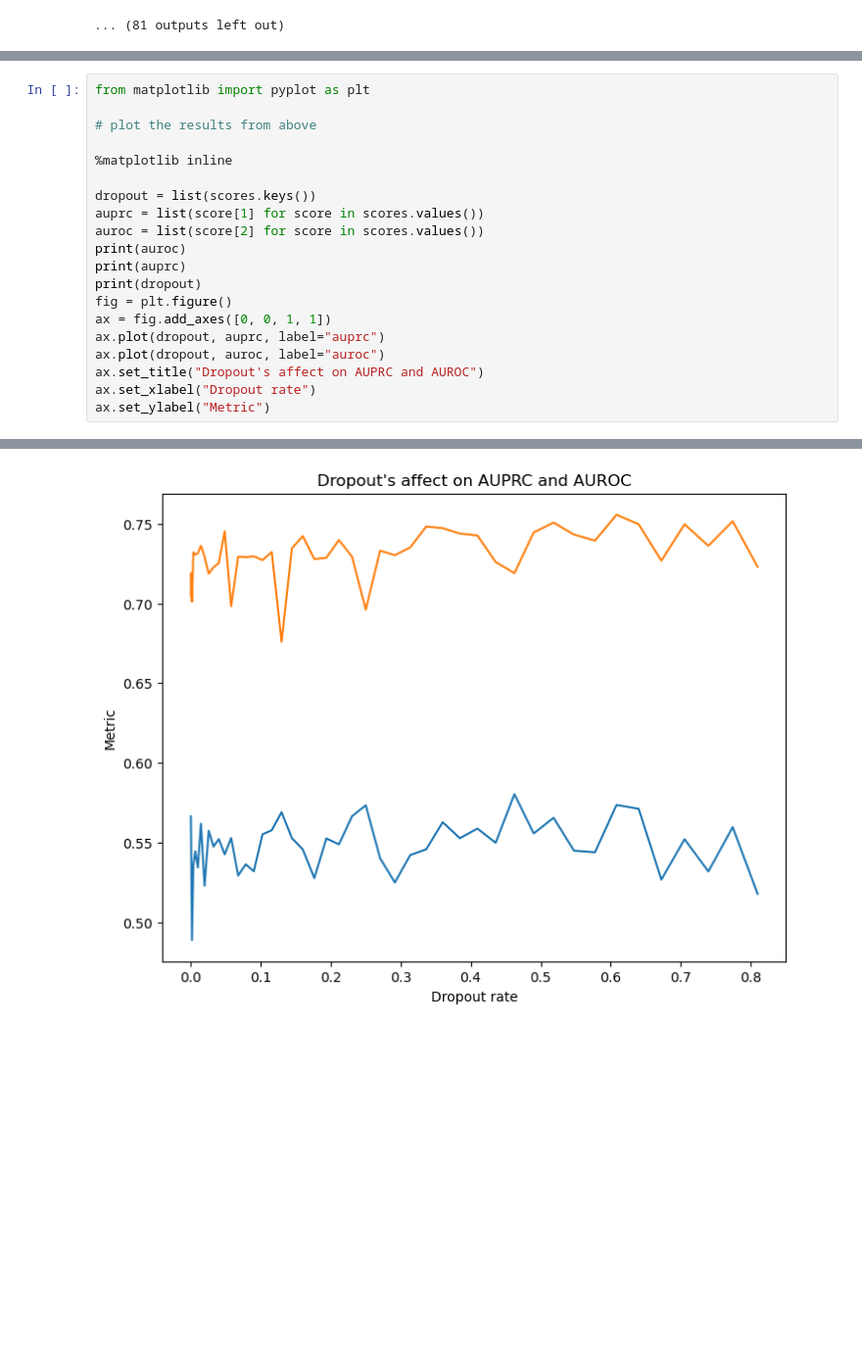
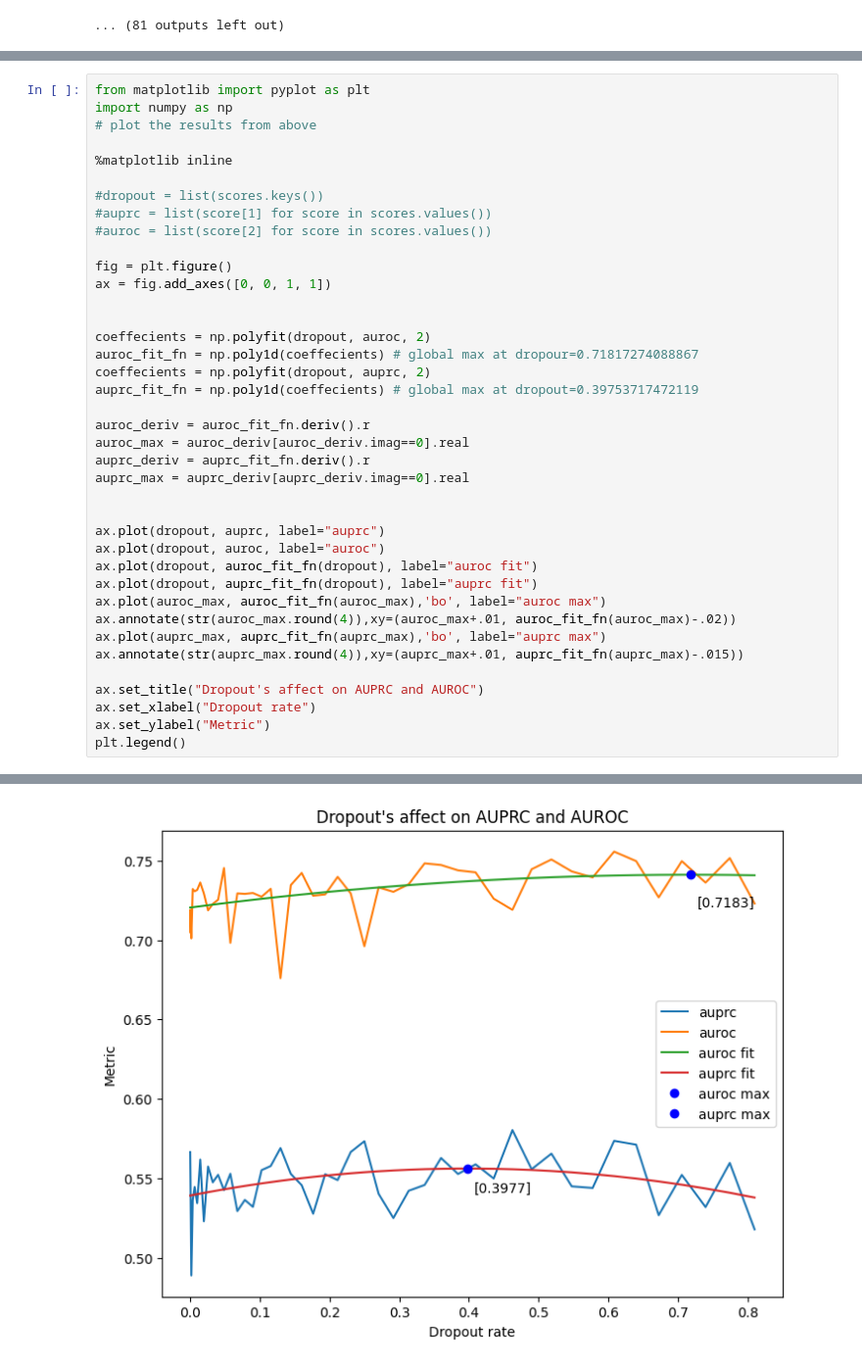
Before and after one commit to SamuelDoud/SAnD, a Jupyter notebook: mortality_training_notebook.ipynb, the cells around one changed output, grey strips where cells are left out. Shown: that part at 98% size. Saved outputs shown, nothing was run; the diff lists cells and outputs as text; blank space fills up the shorter version.

Commit message:
updating the plot regression and max points

```diff
--- a/mortality_training_notebook.ipynb
+++ b/mortality_training_notebook.ipynb
@@ -407,22 +407,41 @@ Dropout 0.0016: AUROC/3 + 2/3 * AUPRC 0.5595338694741329; AUPRC 0.48876618484964
  0.0016: (0.5595338694741329, 0.48876618484964707, 0.7010692387231044)}
 # %%
 from matplotlib import pyplot as plt
-
+import numpy as np
 # plot the results from above
 
 %matplotlib inline
 
-dropout = list(scores.keys())
-auprc = list(score[1] for score in scores.values())
-auroc = list(score[2] for score in scores.values())
-print(auroc)
-print(auprc)
-print(dropout)
+#dropout = list(scores.keys())
+#auprc = list(score[1] for score in scores.values())
+#auroc = list(score[2] for score in scores.values())
+
 fig = plt.figure()
 ax = fig.add_axes([0, 0, 1, 1])
+
+
+coeffecients = np.polyfit(dropout, auroc, 2)
+auroc_fit_fn = np.poly1d(coeffecients) # global max at dropour=0.71817274088867
+coeffecients = np.polyfit(dropout, auprc, 2)
+auprc_fit_fn = np.poly1d(coeffecients) # global max at dropout=0.39753717472119
+
+auroc_deriv = auroc_fit_fn.deriv().r
+auroc_max = auroc_deriv[auroc_deriv.imag==0].real
+auprc_deriv = auprc_fit_fn.deriv().r
+auprc_max = auprc_deriv[auprc_deriv.imag==0].real
+
+
 ax.plot(dropout, auprc, label="auprc")
 ax.plot(dropout, auroc, label="auroc")
+ax.plot(dropout, auroc_fit_fn(dropout), label="auroc fit")
+ax.plot(dropout, auprc_fit_fn(dropout), label="auprc fit")
+ax.plot(auroc_max, auroc_fit_fn(auroc_max),'bo', label="auroc max")
+ax.annotate(str(auroc_max.round(4)),xy=(auroc_max+.01, auroc_fit_fn(auroc_max)-.02))
+ax.plot(auprc_max, auprc_fit_fn(auprc_max),'bo', label="auprc max")
+ax.annotate(str(auprc_max.round(4)),xy=(auprc_max+.01, auprc_fit_fn(auprc_max)-.015))
+
 ax.set_title("Dropout's affect on AUPRC and AUROC")
 ax.set_xlabel("Dropout rate")
 ax.set_ylabel("Metric")
+plt.legend()
 # %% [output]
@@ -433 +449 @@ Text(0, 0.5, 'Metric')
-[figure, old version]
+[figure, new version]
```
Also changed, not shown: parts of 1 cell of this notebook.
